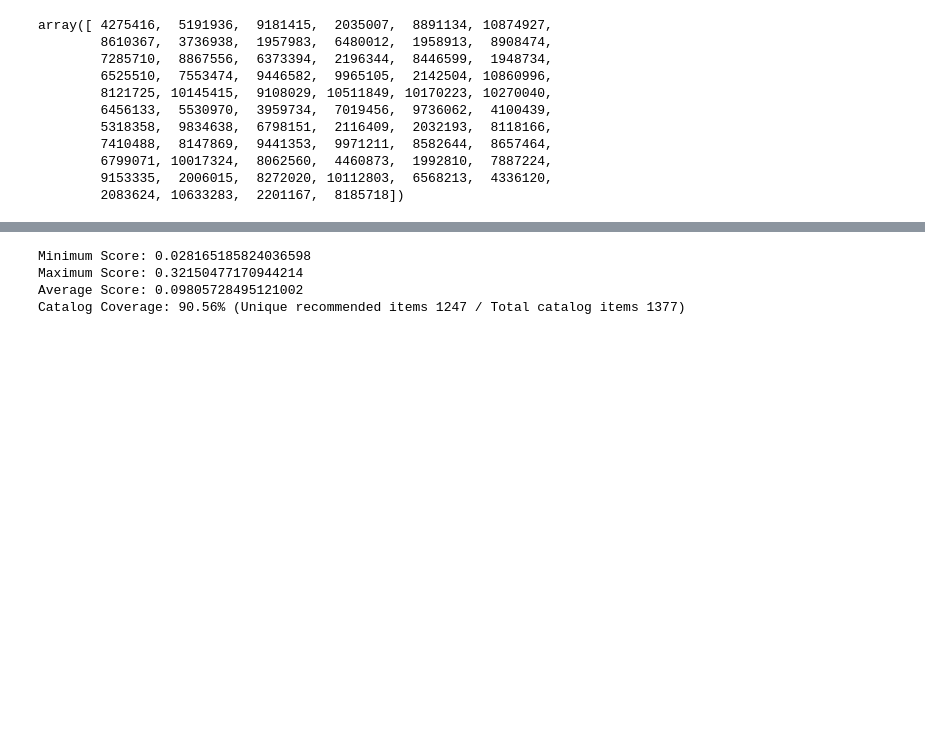
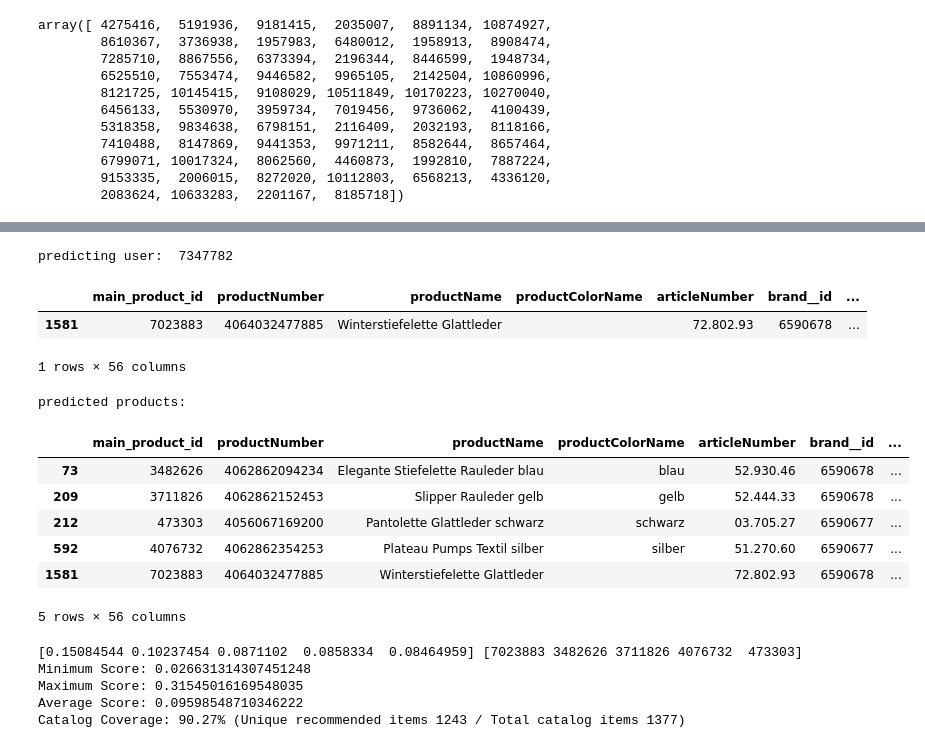
Before and after one commit to tomhuber96/master-thesis-practical-part, a Jupyter notebook: DL/gabor/gabor_tensorflow_recommendations.ipynb, the cells around one changed output, grey strips where cells are left out. Drawn from its saved outputs; the diff is of its cells as text; code cells hidden in the pictures; blank space fills up the shorter version.

```diff
--- a/DL/gabor/gabor_tensorflow_recommendations.ipynb
+++ b/DL/gabor/gabor_tensorflow_recommendations.ipynb
@@ -323,42 +323,63 @@ scores:  [0.0422136  0.04147534 0.04076851 0.04027575 0.03645492]
 # %%
-def calculate_coverage_and_scores(user_ids, total_items_count):
+def calculate_coverage_and_scores(user_ids, total_items_count, example_user_id):
     all_scores = []
     all_predicted_product_ids = []  # Use a set to track unique recommended items
 
     for user_id in user_ids:
         # Call the prediction function for each user
         score, predicted_product_ids = index(np.array([user_id]))
+        if user_id == example_user_id:
+            print('predicting user: ', user_id)
+            display_products_by_customer_id(user_id)
+            print('predicted products: ')
+            display_item_ids(predicted_product_ids[0].numpy())
+            print(score[0].numpy(), predicted_product_ids[0].numpy())
 
         # Append the scores to the all_scores list
         all_scores.extend(score[0].numpy())
 
         # Update the set of all unique predicted product IDs
         all_predicted_product_ids.extend(predicted_product_ids[0].numpy())
 
     # Calculate min, max, and average scores
     min_score = np.min(all_scores)
     max_score = np.max(all_scores)
     avg_score = np.mean(all_scores)
 
     # Calculate item coverage and catalog coverage
     num_unique_items = len(np.unique(all_predicted_product_ids))
     catalog_coverage = num_unique_items / total_items_count
 
     # Print the results
     print(f"Minimum Score: {min_score}")
     print(f"Maximum Score: {max_score}")
     print(f"Average Score: {avg_score}")
     print(f"Catalog Coverage: {catalog_coverage:.2%} (Unique recommended items {num_unique_items} / Total catalog items {total_items_count})")
 
     return min_score, max_score, avg_score, catalog_coverage, all_predicted_product_ids
 
 # Example usage
 total_items_count = len(pandas_interaction_data.main_product_id.unique())
 
 user_ids = pandas_interaction_data.customer_id.unique()
-min_score, max_score, avg_score, catalog_coverage, all_predicted_product_ids = calculate_coverage_and_scores(user_ids, total_items_count)
+test_user_id = 7347782
+min_score, max_score, avg_score, catalog_coverage, all_predicted_product_ids = calculate_coverage_and_scores(user_ids, total_items_count, test_user_id)
+3
 # %% [output]
-Minimum Score: 0.028165185824036598
-Maximum Score: 0.32150477170944214
-Average Score: 0.09805728495121002
-Catalog Coverage: 90.56% (Unique recommended items 1247 / Total catalog items 1377)
+predicting user:  7347782
+|  | main_product_id | productNumber | productName | productColorName | articleNumber | brand__id | ... |
+| 1581 | 7023883 | 4064032477885 | Winterstiefelette Glattleder |  | 72.802.93 | 6590678 | ... |
+1 rows × 56 columns
+predicted products:
+|  | main_product_id | productNumber | productName | productColorName | articleNumber | brand__id | ... |
+| 73 | 3482626 | 4062862094234 | Elegante Stiefelette Rauleder blau | blau | 52.930.46 | 6590678 | ... |
+| 209 | 3711826 | 4062862152453 | Slipper Rauleder gelb | gelb | 52.444.33 | 6590678 | ... |
+| 212 | 473303 | 4056067169200 | Pantolette Glattleder schwarz | schwarz | 03.705.27 | 6590677 | ... |
+| 592 | 4076732 | 4062862354253 | Plateau Pumps Textil silber | silber | 51.270.60 | 6590677 | ... |
+| 1581 | 7023883 | 4064032477885 | Winterstiefelette Glattleder |  | 72.802.93 | 6590678 | ... |
+5 rows × 56 columns
+[0.15084544 0.10237454 0.0871102  0.0858334  0.08464959] [7023883 3482626 3711826 4076732  473303]
+Minimum Score: 0.026631314307451248
+Maximum Score: 0.31545016169548035
+Average Score: 0.09598548710346222
+Catalog Coverage: 90.27% (Unique recommended items 1243 / Total catalog items 1377)
```
Also changed, not shown: parts of 5 cells of this notebook, 4 other files.
